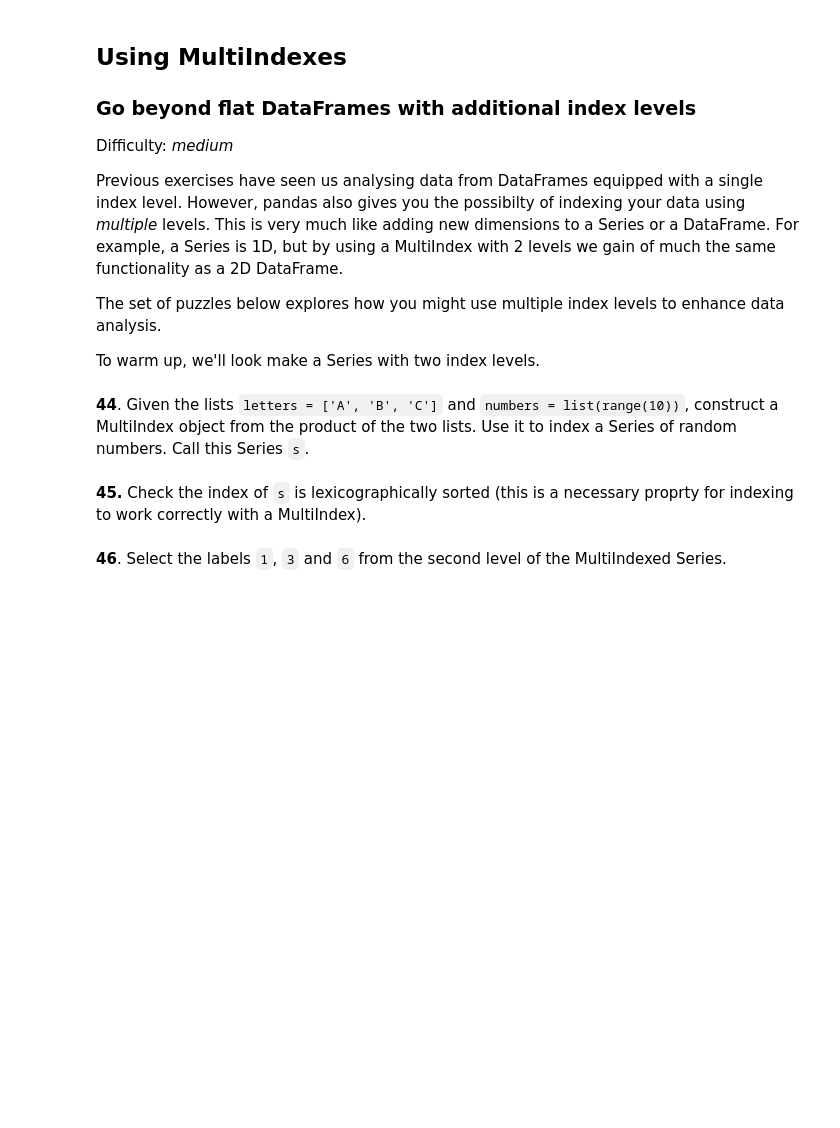
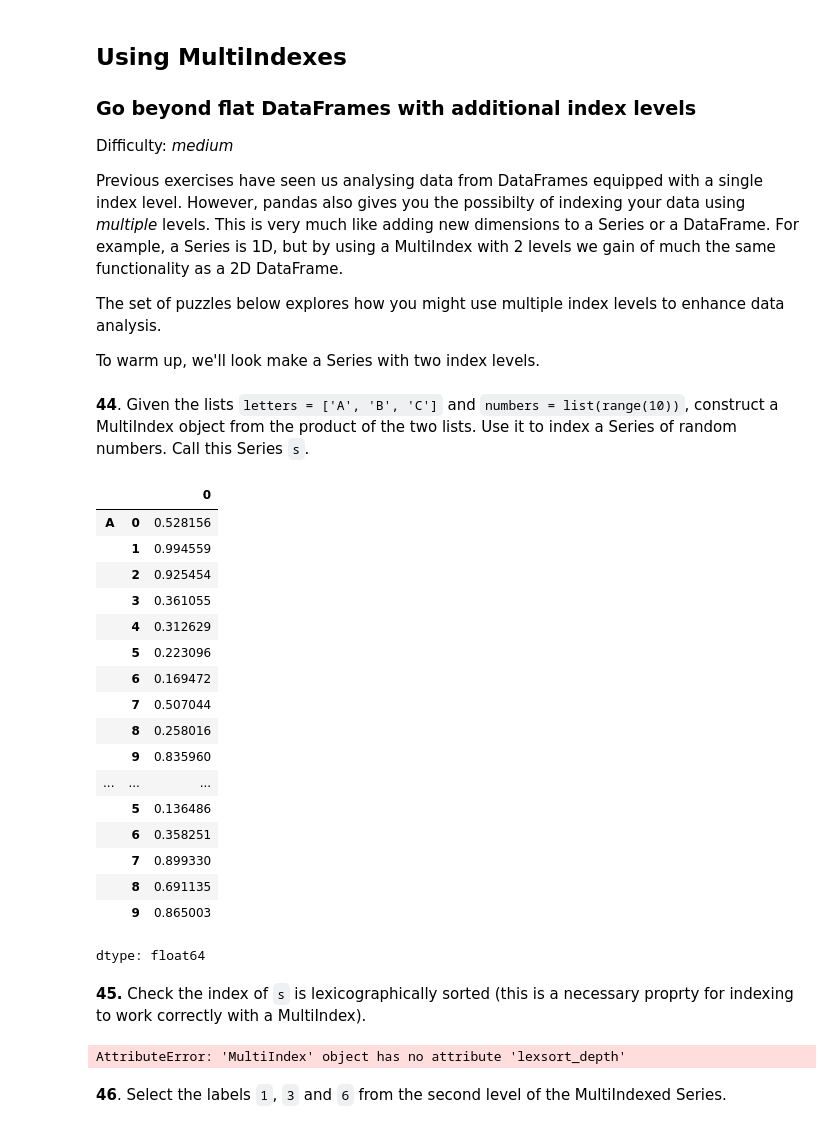
Before and after one commit to Bhavani-2405/Bhavani, a Jupyter notebook: assignments/100_pandas_puzzles.ipynb, the cells around one changed output. Drawn from its saved outputs; the diff is of its cells as text; code cells hidden in the pictures; blank space fills up the shorter version.

```diff
--- a/assignments/100_pandas_puzzles.ipynb
+++ b/assignments/100_pandas_puzzles.ipynb
@@ -393,7 +788,37 @@ The set of puzzles below explores how you might use multiple index levels to enh
 To warm up, we'll look make a Series with two index levels.
 # %% [markdown]
 **44**. Given the lists `letters = ['A', 'B', 'C']` and `numbers = list(range(10))`, construct a MultiIndex object from the product of the two lists. Use it to index a Series of random numbers. Call this Series `s`.
+# %%
+letters = ['A', 'B', 'C']
+numbers = list(range(10))
+
+mi = pd.MultiIndex.from_product([letters, numbers])
+s = pd.Series(np.random.rand(30), index=mi)
+s
+# %% [output]
+|  |  | 0 |
+| A | 0 | 0.528156 |
+|  | 1 | 0.994559 |
+|  | 2 | 0.925454 |
+|  | 3 | 0.361055 |
+|  | 4 | 0.312629 |
+|  | 5 | 0.223096 |
+|  | 6 | 0.169472 |
+|  | 7 | 0.507044 |
+|  | 8 | 0.258016 |
+|  | 9 | 0.835960 |
+| ... | ... | ... |
+|  | 5 | 0.136486 |
+|  | 6 | 0.358251 |
+|  | 7 | 0.899330 |
+|  | 8 | 0.691135 |
+|  | 9 | 0.865003 |
+dtype: float64
 # %% [markdown]
 **45.** Check the index of `s` is lexicographically sorted (this is a necessary proprty for indexing to work correctly with a MultiIndex).
+# %%
+s.index.lexsort_depth == s.index.nlevels
+# %% [output]
+AttributeError: 'MultiIndex' object has no attribute 'lexsort_depth'
 # %% [markdown]
 **46**. Select the labels `1`, `3` and `6` from the second level of the MultiIndexed Series.
```
Also changed, not shown: parts of 46 cells of this notebook.
